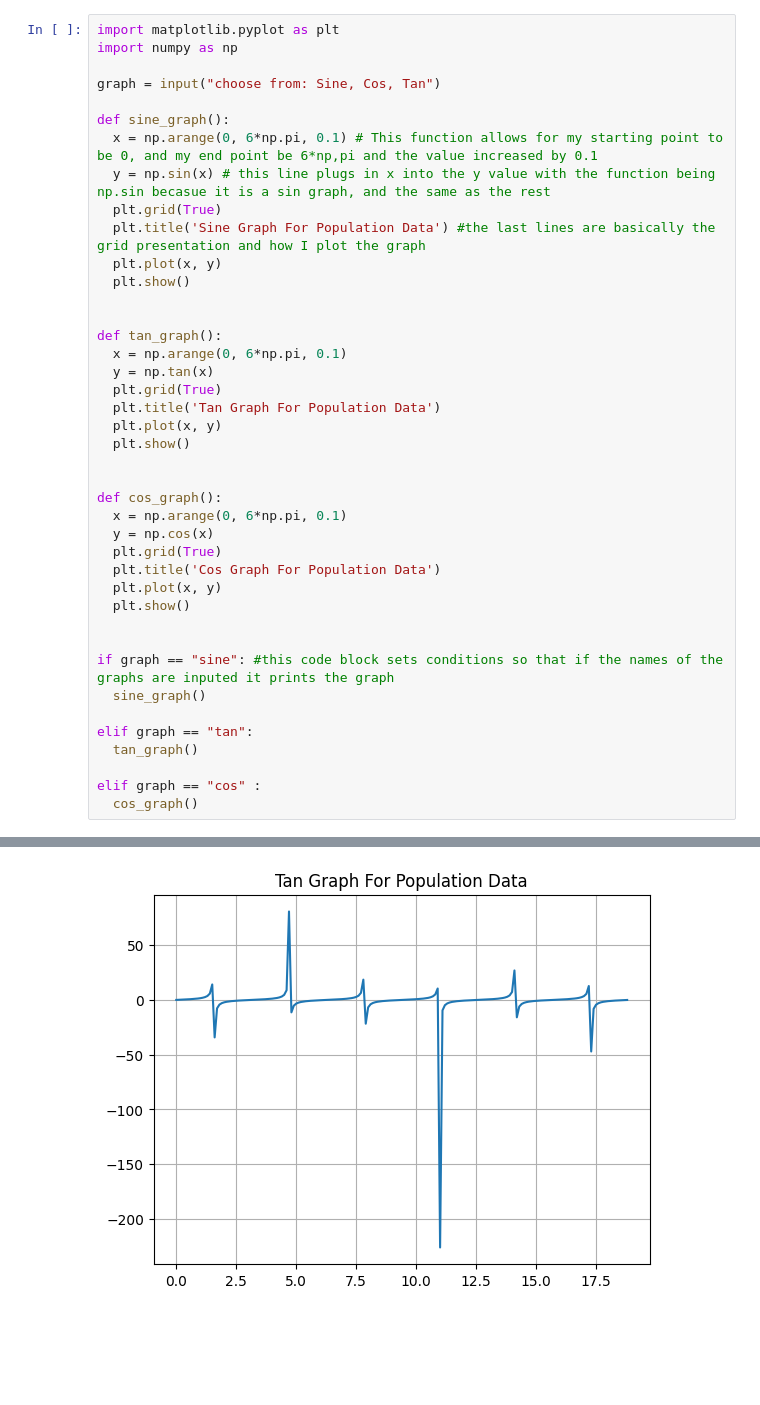
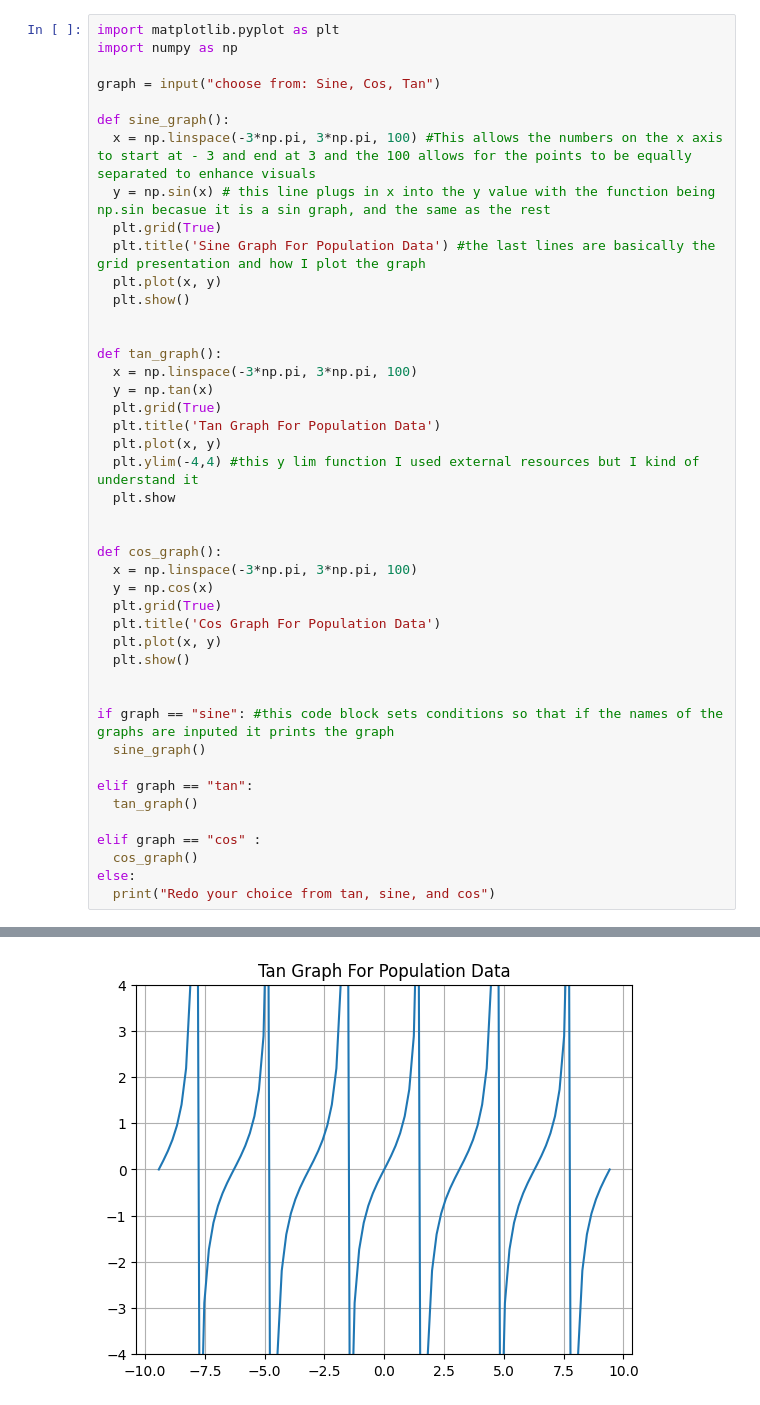
Before and after one commit to SurajTwna/Suraj-s-file, a Jupyter notebook: Trigonomic_ (1).ipynb, the cells around one changed output, grey strips where cells are left out. Saved outputs shown, nothing was run; the diff lists cells and outputs as text; blank space fills up the shorter version.

```diff
--- a/Trigonomic_ (1).ipynb
+++ b/Trigonomic_ (1).ipynb
@@ -5,40 +5,43 @@ import numpy as np
 graph = input("choose from: Sine, Cos, Tan")
 
 def sine_graph():
-  x = np.arange(0, 6*np.pi, 0.1) # This function allows for my starting point to be 0, and my end point be 6*np,pi and the value increased by 0.1
+  x = np.linspace(-3*np.pi, 3*np.pi, 100) #This allows the numbers on the x axis to start at - 3 and end at 3 and the 100 allows for the points to be equally separated to enhance visuals
   y = np.sin(x) # this line plugs in x into the y value with the function being np.sin becasue it is a sin graph, and the same as the rest
   plt.grid(True)
   plt.title('Sine Graph For Population Data') #the last lines are basically the grid presentation and how I plot the graph
   plt.plot(x, y)
   plt.show()
 
 
 def tan_graph():
-  x = np.arange(0, 6*np.pi, 0.1)
+  x = np.linspace(-3*np.pi, 3*np.pi, 100)
   y = np.tan(x)
   plt.grid(True)
   plt.title('Tan Graph For Population Data')
   plt.plot(x, y)
-  plt.show()
+  plt.ylim(-4,4) #this y lim function I used external resources but I kind of understand it
+  plt.show
 
 
 def cos_graph():
-  x = np.arange(0, 6*np.pi, 0.1)
+  x = np.linspace(-3*np.pi, 3*np.pi, 100)
   y = np.cos(x)
   plt.grid(True)
   plt.title('Cos Graph For Population Data')
   plt.plot(x, y)
   plt.show()
 
 
 if graph == "sine": #this code block sets conditions so that if the names of the graphs are inputed it prints the graph
   sine_graph()
 
 elif graph == "tan":
   tan_graph()
 
 elif graph == "cos" :
   cos_graph()
+else:
+  print("Redo your choice from tan, sine, and cos")
 # %% [output]
 choose from: Sine, Cos, Tantan
-[figure, old version]
+[figure, new version]
```
